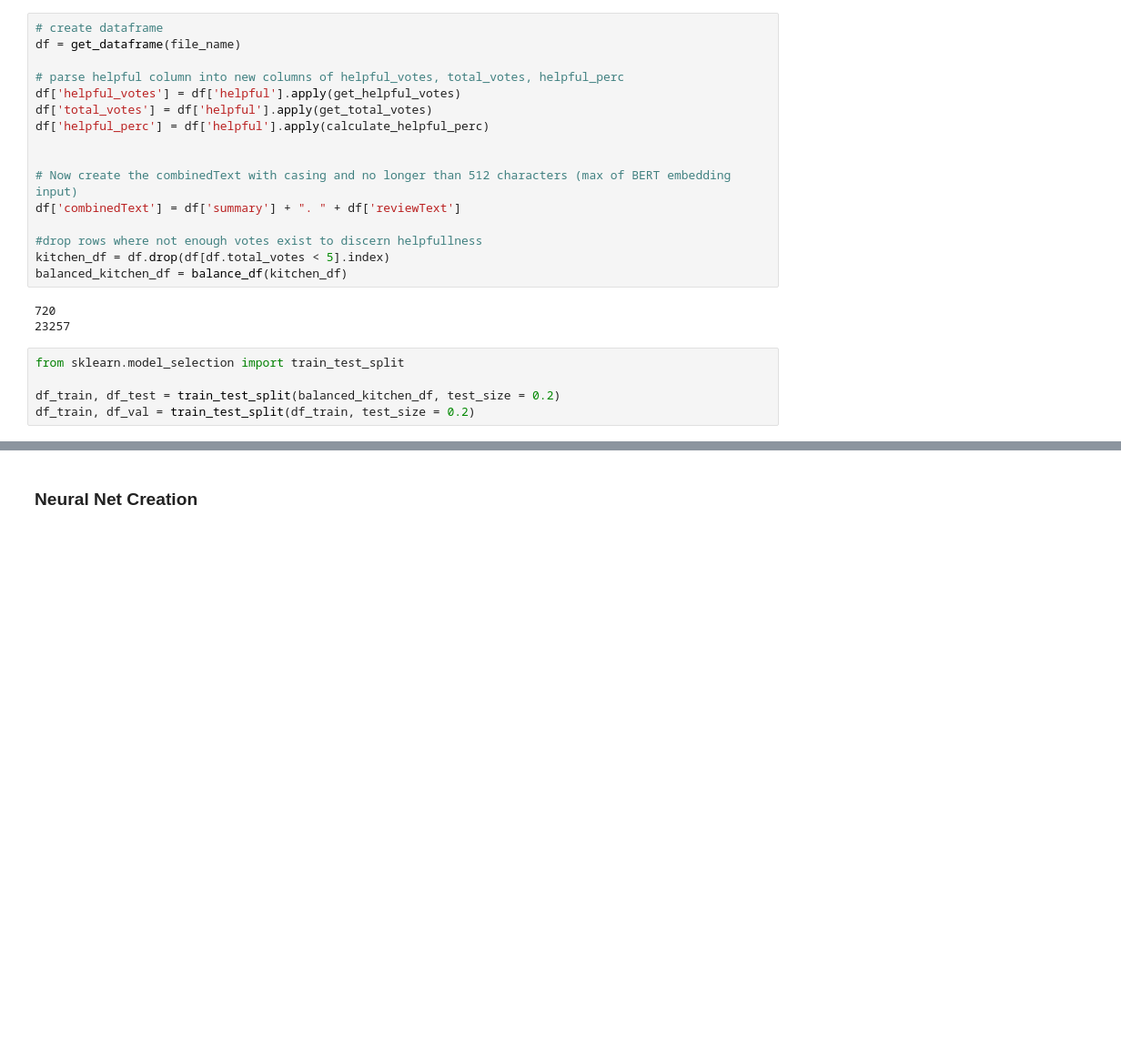
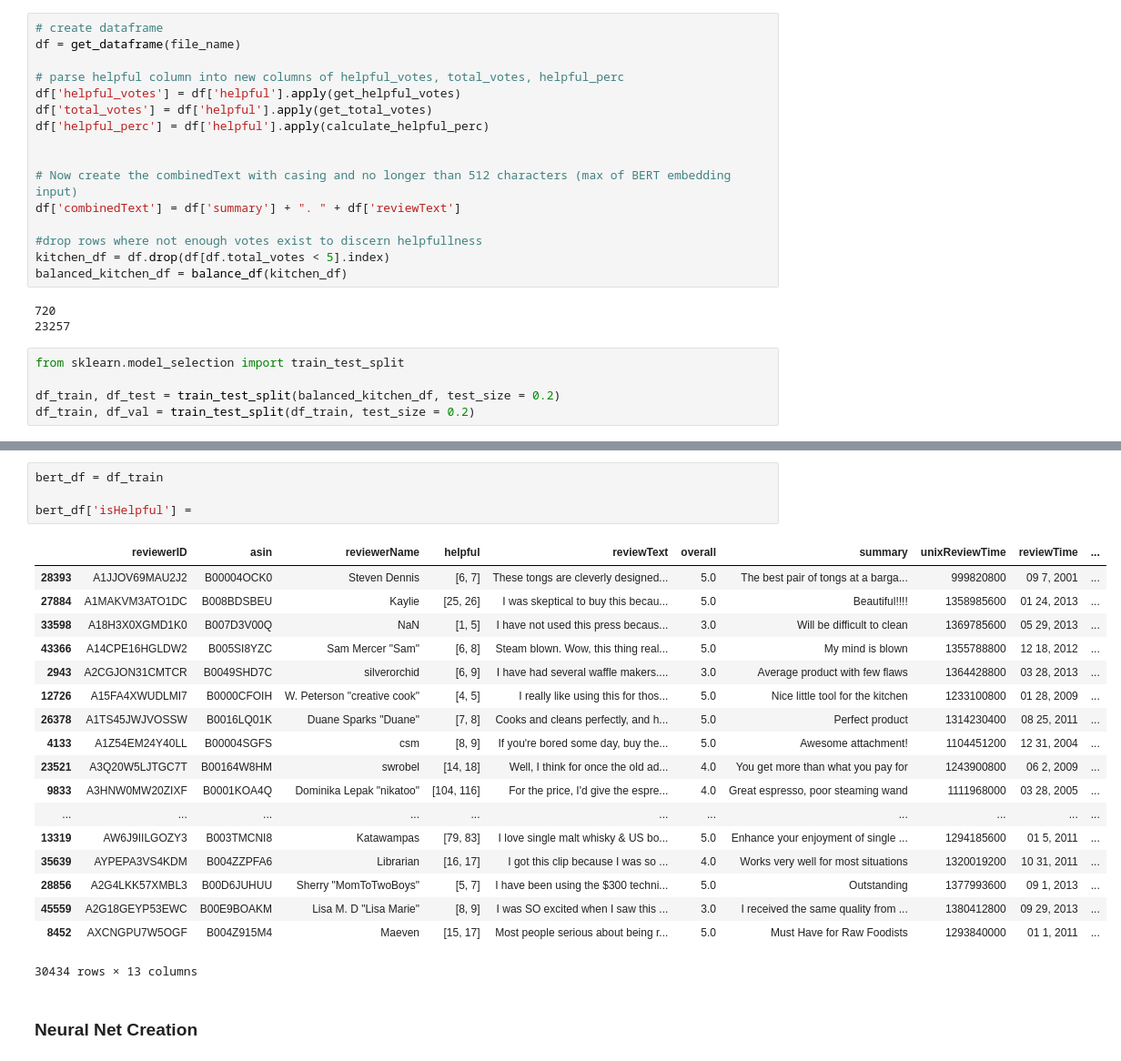
Before and after one commit to tucker-anderson/Amazon-Review-Analysis, a Jupyter notebook: W266_BERT_AmazonReviews_2.ipynb, the cells around one changed output, grey strips where cells are left out. Shown at 91% size. Saved outputs shown, nothing was run; the diff lists cells and outputs as text; blank space fills up the shorter version.

```diff
--- a/W266_BERT_AmazonReviews_2.ipynb
+++ b/W266_BERT_AmazonReviews_2.ipynb
@@ -730,6 +743,29 @@ test_actual = test_actual.reshape(-1,1)
 ) = convert_examples_to_features(tokenizer, test_examples, max_seq_length=MAX_SEQ_LENGTH)
 # %% [output]
 Please use `tqdm.notebook.tqdm` instead of `tqdm.tqdm_notebook`
+# %%
+bert_df = df_train
+
+bert_df['isHelpful'] =
+# %% [output]
+|  | reviewerID | asin | reviewerName | helpful | reviewText | overall | summary | unixReviewTime | reviewTime | ... |
+| 28393 | A1JJOV69MAU2J2 | B00004OCK0 | Steven Dennis | [6, 7] | These tongs are cleverly designed... | 5.0 | The best pair of tongs at a barga... | 999820800 | 09 7, 2001 | ... |
+| 27884 | A1MAKVM3ATO1DC | B008BDSBEU | Kaylie | [25, 26] | I was skeptical to buy this becau... | 5.0 | Beautiful!!!! | 1358985600 | 01 24, 2013 | ... |
+| 33598 | A18H3X0XGMD1K0 | B007D3V00Q | NaN | [1, 5] | I have not used this press becaus... | 3.0 | Will be difficult to clean | 1369785600 | 05 29, 2013 | ... |
+| 43366 | A14CPE16HGLDW2 | B005SI8YZC | Sam Mercer "Sam" | [6, 8] | Steam blown. Wow, this thing real... | 5.0 | My mind is blown | 1355788800 | 12 18, 2012 | ... |
+| 2943 | A2CGJON31CMTCR | B0049SHD7C | silverorchid | [6, 9] | I have had several waffle makers.... | 3.0 | Average product with few flaws | 1364428800 | 03 28, 2013 | ... |
+| 12726 | A15FA4XWUDLMI7 | B0000CFOIH | W. Peterson "creative cook" | [4, 5] | I really like using this for thos... | 5.0 | Nice little tool for the kitchen | 1233100800 | 01 28, 2009 | ... |
+| 26378 | A1TS45JWJVOSSW | B0016LQ01K | Duane Sparks "Duane" | [7, 8] | Cooks and cleans perfectly, and h... | 5.0 | Perfect product | 1314230400 | 08 25, 2011 | ... |
+| 4133 | A1Z54EM24Y40LL | B00004SGFS | csm | [8, 9] | If you're bored some day, buy the... | 5.0 | Awesome attachment! | 1104451200 | 12 31, 2004 | ... |
+| 23521 | A3Q20W5LJTGC7T | B00164W8HM | swrobel | [14, 18] | Well, I think for once the old ad... | 4.0 | You get more than what you pay for | 1243900800 | 06 2, 2009 | ... |
+| 9833 | A3HNW0MW20ZIXF | B0001KOA4Q | Dominika Lepak "nikatoo" | [104, 116] | For the price, I'd give the espre... | 4.0 | Great espresso, poor steaming wand | 1111968000 | 03 28, 2005 | ... |
+| ... | ... | ... | ... | ... | ... | ... | ... | ... | ... | ... |
+| 13319 | AW6J9IILGOZY3 | B003TMCNI8 | Katawampas | [79, 83] | I love single malt whisky & US bo... | 5.0 | Enhance your enjoyment of single ... | 1294185600 | 01 5, 2011 | ... |
+| 35639 | AYPEPA3VS4KDM | B004ZZPFA6 | Librarian | [16, 17] | I got this clip because I was so ... | 4.0 | Works very well for most situations | 1320019200 | 10 31, 2011 | ... |
+| 28856 | A2G4LKK57XMBL3 | B00D6JUHUU | Sherry "MomToTwoBoys" | [5, 7] | I have been using the $300 techni... | 5.0 | Outstanding | 1377993600 | 09 1, 2013 | ... |
+| 45559 | A2G18GEYP53EWC | B00E9BOAKM | Lisa M. D "Lisa Marie" | [8, 9] | I was SO excited when I saw this ... | 3.0 | I received the same quality from ... | 1380412800 | 09 29, 2013 | ... |
+| 8452 | AXCNGPU7W5OGF | B004Z915M4 | Maeven | [15, 17] | Most people serious about being r... | 5.0 | Must Have for Raw Foodists | 1293840000 | 01 1, 2011 | ... |
+30434 rows × 13 columns
 # %% [markdown]
 ### Neural Net Creation
 # %%
```
Also changed, not shown: parts of 12 cells of this notebook, 11 other files.
